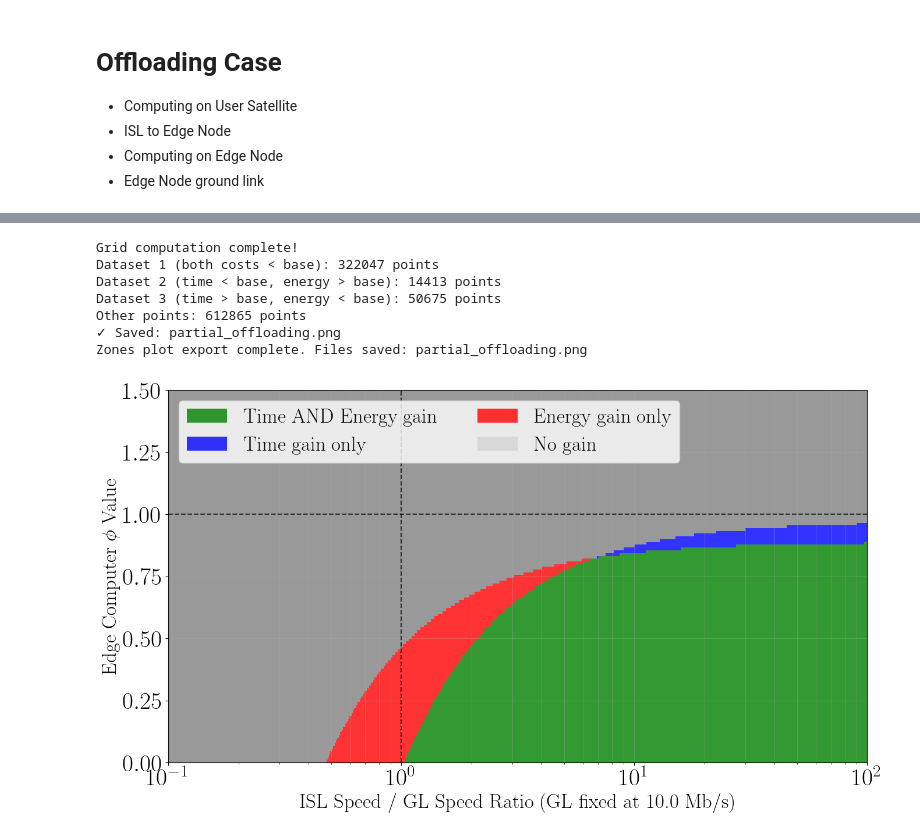
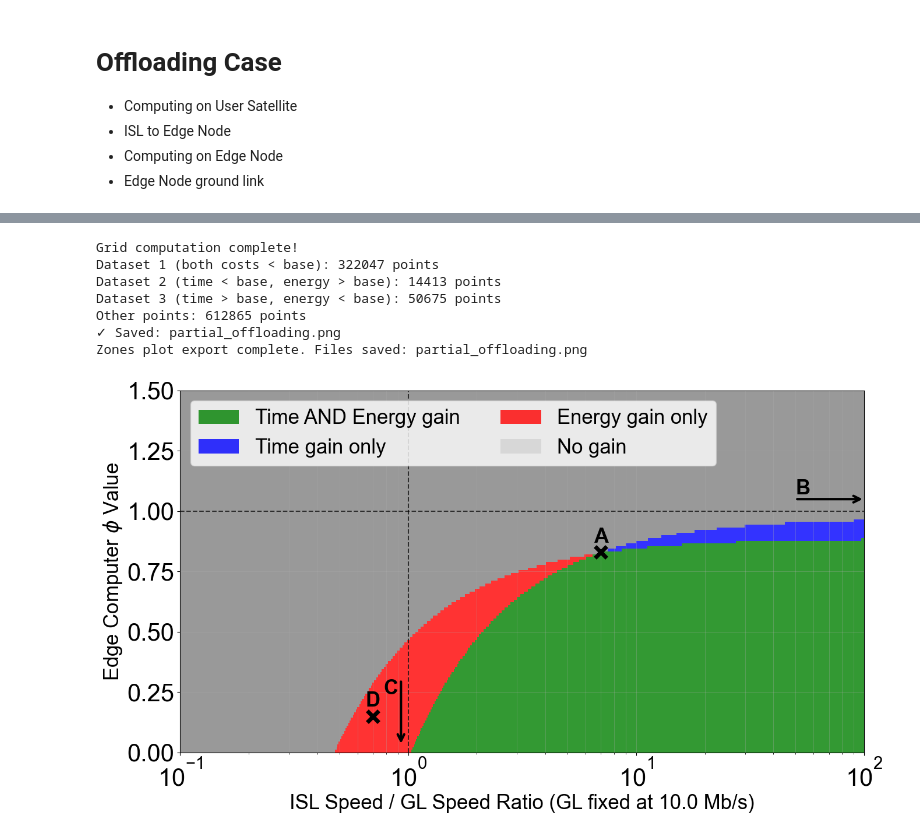
Before and after one commit to DChenet/sec_cost_simulator2, a Jupyter notebook: notebooks/figures/phi_variation/partial_offloading.ipynb, the cells around one changed output, grey strips where cells are left out. Saved outputs shown, nothing was run; the diff lists cells and outputs as text; code cells hidden in the pictures.

```diff
--- a/notebooks/figures/phi_variation/partial_offloading.ipynb
+++ b/notebooks/figures/phi_variation/partial_offloading.ipynb
@@ -8,9 +8,9 @@ from datetime import datetime
 
 # Configure matplotlib for LaTeX rendering
 plt.rcParams.update({
-    'text.usetex': True,
-    'font.family': 'serif',
-    'font.serif': ['Computer Modern Roman'],
+    'text.usetex': False,  # Disable LaTeX to use system fonts
+    'font.family': 'sans-serif',
+    'font.sans-serif': ['Arial'],  # Impact first, fallbacks
     'font.size': 20,
     'axes.labelsize': 25,
     'axes.titlesize': 25,
@@ -18,8 +18,6 @@ plt.rcParams.update({
     'xtick.labelsize': 30,
     'ytick.labelsize': 30,
     'figure.titlesize': 30,
-    'pgf.rcfonts': False,  # Use LaTeX default fonts for PGF
-    'pgf.preamble': r'\usepackage{amsmath}\usepackage{amsfonts}'
 })
 
 from plot.multicurve import MultiCurvePlotter
@@ -325,6 +323,24 @@ ax.legend(handles=legend_elements, fontsize=25, loc='upper left', ncol=2)
 ax.axvline(x=1, color='black', linestyle='--', linewidth=1.5, alpha=0.7)
 ax.axhline(y=1, color='black', linestyle='--', linewidth=1.5, alpha=0.7)
 
+plt.plot(7, 0.83, 'kx', markersize=15, markeredgewidth=5)
+plt.annotate('A', xy=(7, 0.83), xytext=(6.54, 0.87),
+             fontsize=25, fontweight='bold', color='black', fontfamily='Arial')
+
+plt.annotate('', xy=(100, 1.05), xytext=(50, 1.05),
+             arrowprops=dict(arrowstyle='->', color='black', lw=3))
+plt.annotate('B', xy=(100, 1.05), xytext=(50, 1.07),
+             fontsize=25, fontweight='bold', color='black', fontfamily='Arial')
+
+plt.annotate('', xy=(0.93, 0.03), xytext=(0.93, 0.3),
+             arrowprops=dict(arrowstyle='->', color='black', lw=3))
+plt.annotate('C', xy=(0.93, 0.03), xytext=(0.78, 0.24),
+             fontsize=25, fontweight='bold', color='black', fontfamily='Arial')
+
+plt.plot(0.7, 0.15, 'kx', markersize=15, markeredgewidth=5)
+plt.annotate('D', xy=(0.7, 0.13), xytext=(0.65, 0.19),
+             fontsize=25, fontweight='bold', color='black', fontfamily='Arial')
+
 # Add grid for better readability
 ax.grid(True, alpha=0.3, which='both')
 
@@ -355,31 +371,31 @@ def safe_save_figure(fig, base_name, formats=['png', 'pgf']):
                 # Try with timestamp
                 if fmt == 'png':
                     fig.savefig(backup_filename, dpi=300, bbox_inches='tight', format=fmt)
                 elif fmt == 'pgf':
                     fig.savefig(backup_filename, bbox_inches='tight', format=fmt)
                 else:
                     fig.savefig(backup_filename, bbox_inches='tight', format=fmt)
                 saved_files.append(backup_filename)
                 print(f"⚠ File was locked, saved as: {backup_filename}")
             except Exception as e:
                 print(f"✗ Failed to save {fmt} format: {str(e)}")
         except Exception as e:
             print(f"✗ Failed to save {filename}: {str(e)}")
 
     return saved_files
 
 
 # Save the zones plot
 saved_files = safe_save_figure(plt.gcf(), 'partial_offloading', formats=['png'])
 print(f"Zones plot export complete. Files saved: {', '.join(saved_files)}")
 
 plt.show()
 # %% [output]
 Grid computation complete!
 Dataset 1 (both costs < base): 322047 points
 Dataset 2 (time < base, energy > base): 14413 points
 Dataset 3 (time > base, energy < base): 50675 points
 Other points: 612865 points
 ✓ Saved: partial_offloading.png
 Zones plot export complete. Files saved: partial_offloading.png
-[figure, old version]
+[figure, new version]
```
Also changed, not shown: 5 other files.
